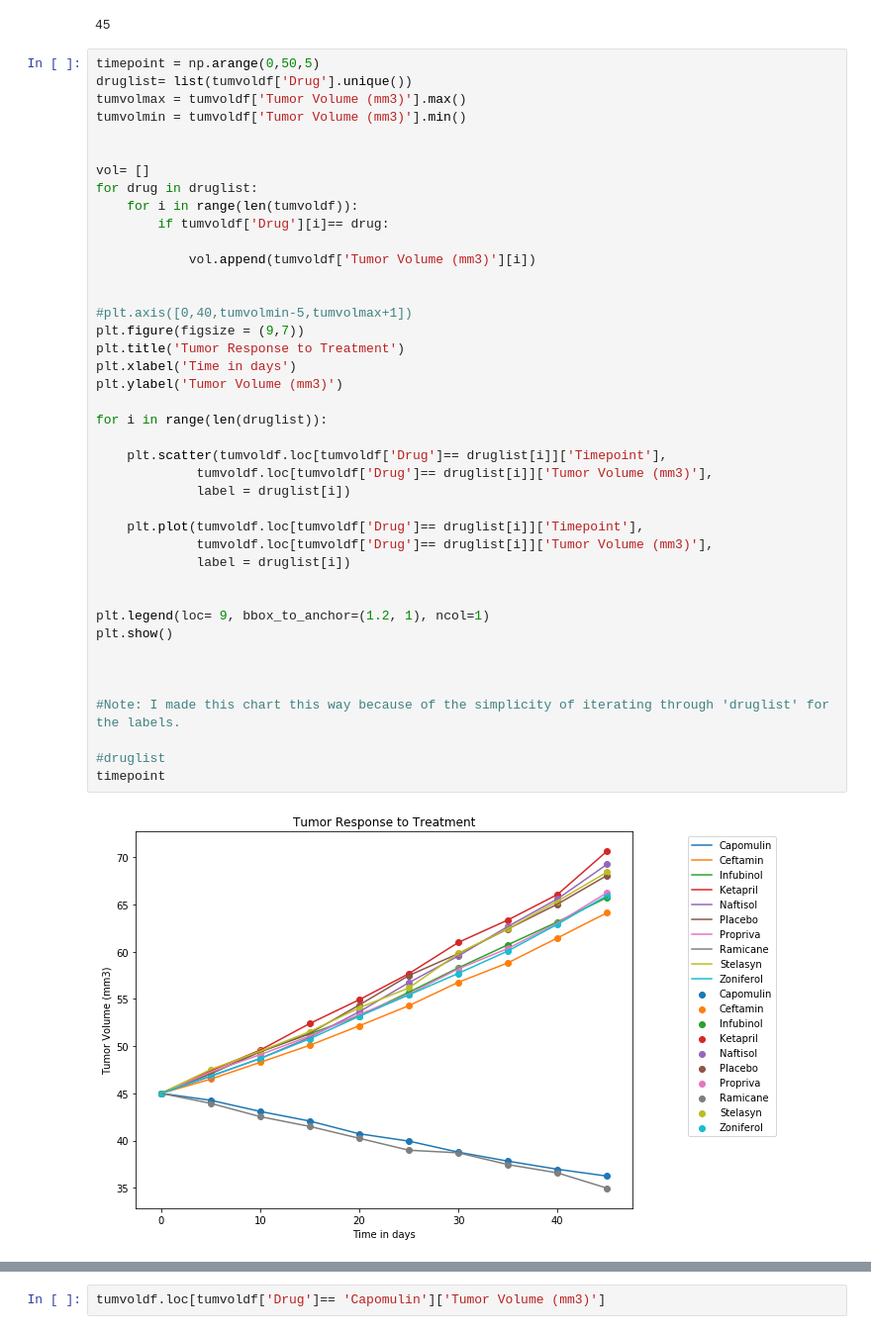
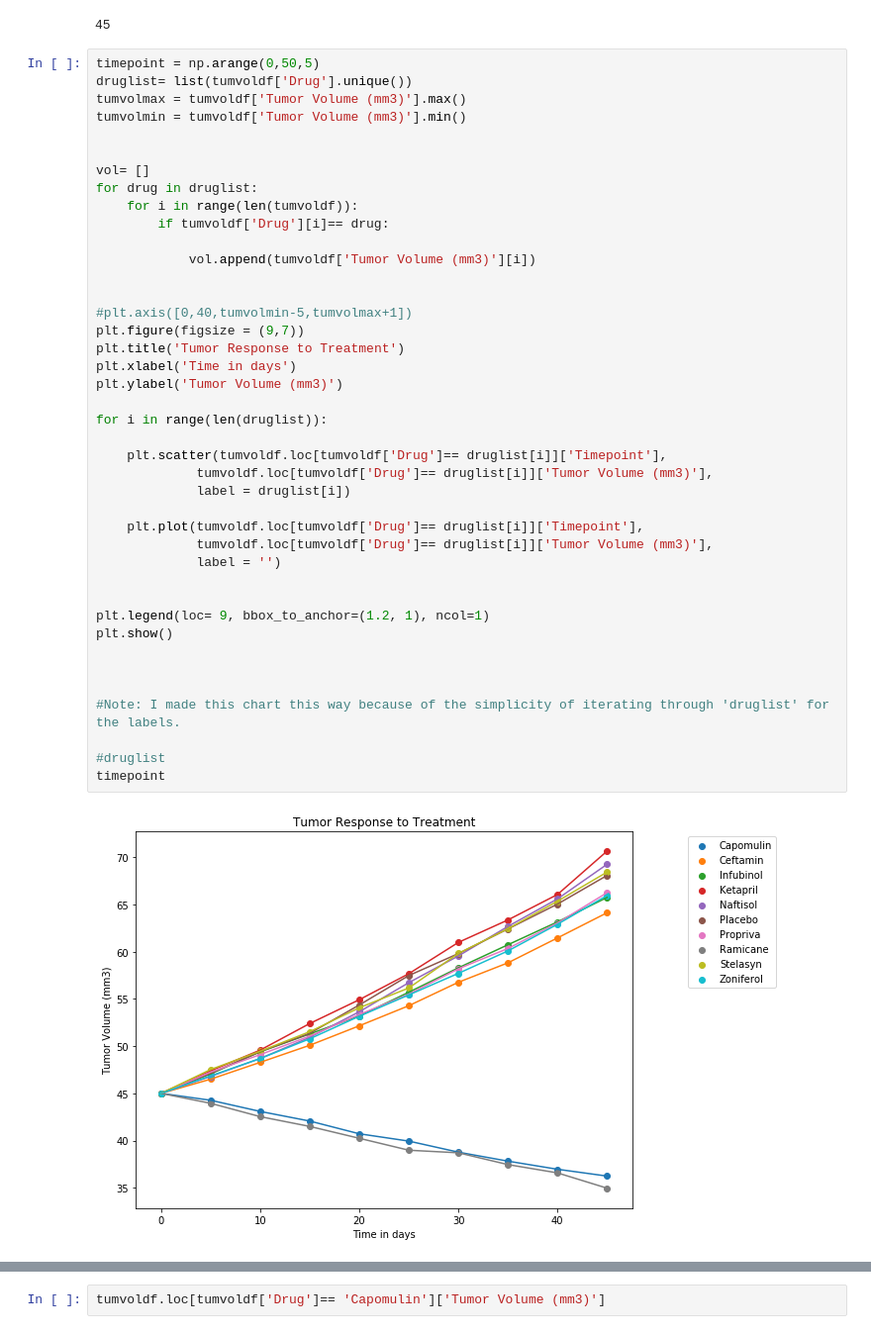
Before and after one commit to cbt8/Matplotlib_homework, a Jupyter notebook: Instructions/Pymaceuticals/pymaceuticals_starter.ipynb, the cells around one changed output, grey strips where cells are left out. Shown at 99% size. Saved outputs shown, nothing was run; the diff lists cells and outputs as text.

```diff
--- a/Instructions/Pymaceuticals/pymaceuticals_starter.ipynb
+++ b/Instructions/Pymaceuticals/pymaceuticals_starter.ipynb
@@ -106,35 +106,35 @@ for drug in druglist:
 
             vol.append(tumvoldf['Tumor Volume (mm3)'][i])
 
 
 #plt.axis([0,40,tumvolmin-5,tumvolmax+1])
 plt.figure(figsize = (9,7))
 plt.title('Tumor Response to Treatment')
 plt.xlabel('Time in days')
 plt.ylabel('Tumor Volume (mm3)')
 
 for i in range(len(druglist)):
 
     plt.scatter(tumvoldf.loc[tumvoldf['Drug']== druglist[i]]['Timepoint'],
              tumvoldf.loc[tumvoldf['Drug']== druglist[i]]['Tumor Volume (mm3)'],
              label = druglist[i])
 
     plt.plot(tumvoldf.loc[tumvoldf['Drug']== druglist[i]]['Timepoint'],
              tumvoldf.loc[tumvoldf['Drug']== druglist[i]]['Tumor Volume (mm3)'],
-             label = druglist[i])
+             label = '')
 
 
 plt.legend(loc= 9, bbox_to_anchor=(1.2, 1), ncol=1)
 plt.show()
 
 
 
 #Note: I made this chart this way because of the simplicity of iterating through 'druglist' for the labels.
 
 #druglist
 timepoint
 # %% [output]
-[figure, old version]
+[figure, new version]
 array([ 0,  5, 10, 15, 20, 25, 30, 35, 40, 45])
 # %%
 tumvoldf.loc[tumvoldf['Drug']== 'Capomulin']['Tumor Volume (mm3)']
```
Also changed, not shown: parts of 28 cells of this notebook.
